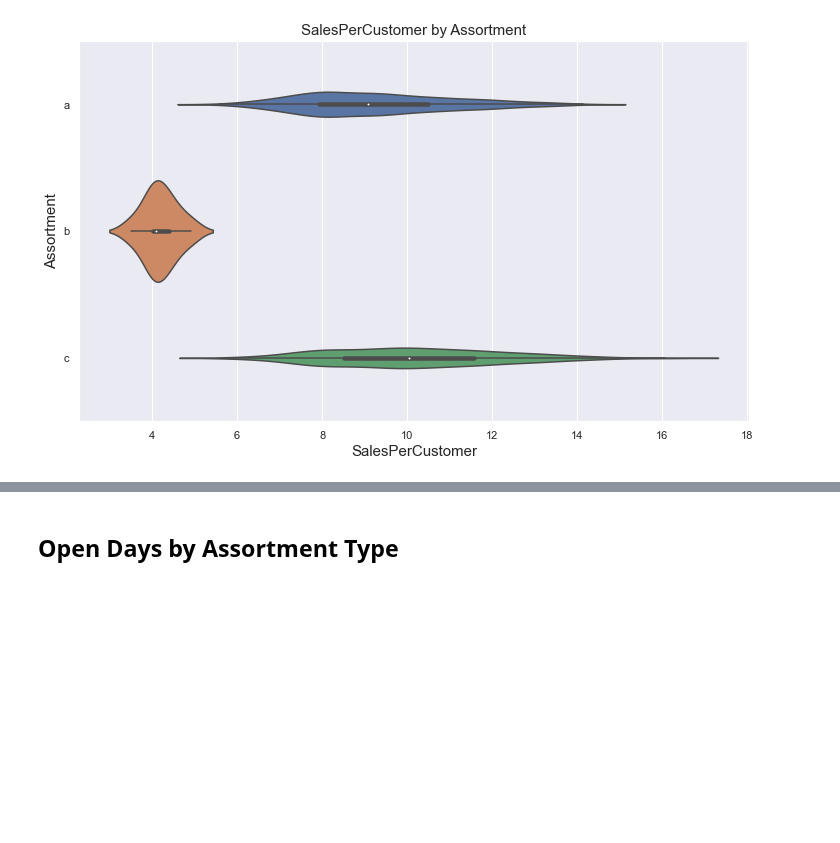
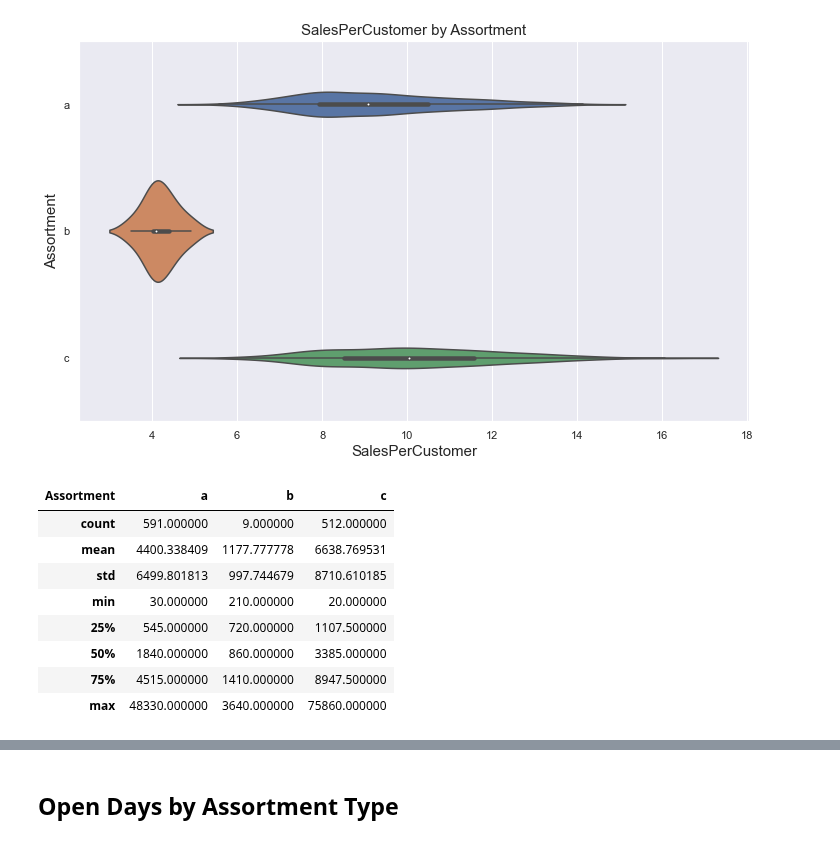
Before and after one commit to yoyo6022/covid-19, a Jupyter notebook: Notebook/EDA_Assortment.ipynb, the cells around one changed output, grey strips where cells are left out. Cells and saved outputs as stored; diff of their text form; code cells hidden in the pictures; blank space fills up the shorter version.

```diff
--- a/Notebook/EDA_Assortment.ipynb
+++ b/Notebook/EDA_Assortment.ipynb
@@ -163,0 +130,12 @@ newstoredata_eda.type_violinplot('SalesPerCustomer', 'Assortment')
+# %%
+newstoredata_eda.type_summary('Assortment', 'CompetitionDistance')
+# %% [output]
+| Assortment | a | b | c |
+| count | 591.000000 | 9.000000 | 512.000000 |
+| mean | 4400.338409 | 1177.777778 | 6638.769531 |
+| std | 6499.801813 | 997.744679 | 8710.610185 |
+| min | 30.000000 | 210.000000 | 20.000000 |
+| 25% | 545.000000 | 720.000000 | 1107.500000 |
+| 50% | 1840.000000 | 860.000000 | 3385.000000 |
+| 75% | 4515.000000 | 1410.000000 | 8947.500000 |
+| max | 48330.000000 | 3640.000000 | 75860.000000 |
```
Also changed, not shown: parts of 13 cells of this notebook, 1 other file.
